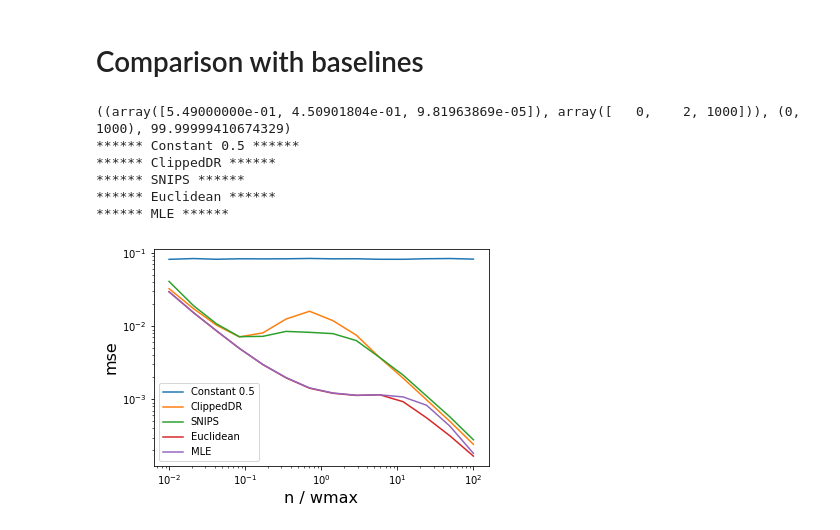
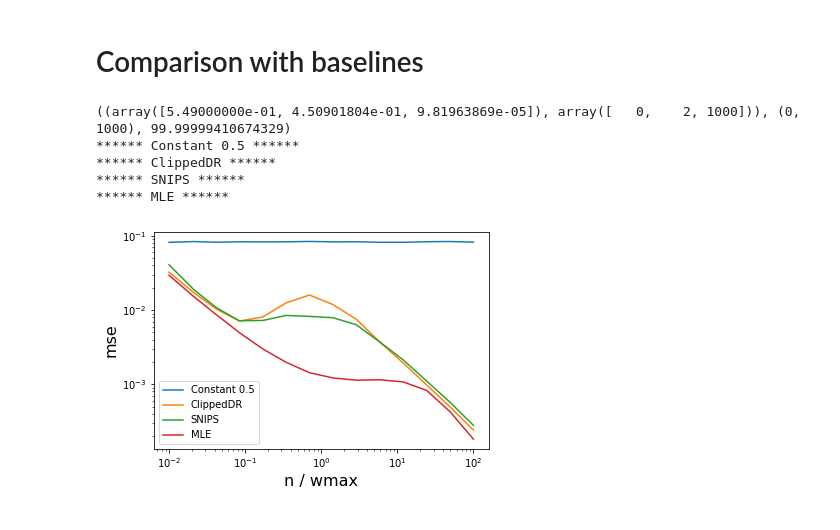
Before and after one commit to pmineiro/elfcb, a Jupyter notebook: estimate.ipynb, the cells around one changed output. Saved outputs shown, nothing was run; the diff lists cells and outputs as text; code cells hidden in the pictures.

Commit message:
move euclidean stuff to seperate notebooks

```diff
--- a/estimate.ipynb
+++ b/estimate.ipynb
@@ -318,13 +247,13 @@ megatestestimate()
 # %% [markdown]
 # Comparison with baselines
 # %%
-def produceresults(env, method, minexp=1, maxexp=5, numpts=20, ndataperpt=10000):
+def produceresults(env, method, maxexp=5, numpts=20, ndataperpt=10000):
     from math import ceil
     import numpy as np
 
     wmin, wmax = env.range()
 
-    for ndata in map(ceil, np.logspace(minexp, maxexp, numpts)):
+    for ndata in map(ceil, np.logspace(1, maxexp, numpts)):
         estimates=[]
         for i in range(1, ndataperpt+1):
             (truevalue, data) = env.sample(ndata)
@@ -415,32 +344,6 @@ class SNIPS:
     def estimate(data, **kwargs):
         effn = sum(c*w for c, w, _ in data)
         return 0.5 if effn == 0 else sum(c*w*r for c, w, r in data) / effn
-
-class Euclidean:
-    @staticmethod
-    def estimate(data, wmin, wmax, **kwargs):
-        n = sum(c for c, _, _ in data)
-        barw = sum(c*w for c, w, _ in data) / n
-        barwsq = sum(c*w*w for c, w, _ in data) / n
-        barwr = sum(c*w*r for c, w, r in data) / n
-        barwsqr = sum(c*w*w*r for c, w, r in data) / n
-        barwsq = sum(c*w*w for c, w, r in data) / n
-
-        data = None # sufficient statistics only (!)
-
-        wextreme = wmin if barw > 1 else wmax
-        denom = barwsq - 2 * wextreme * barw + wextreme * wextreme
-        factor = (barw - 1) / denom
-
-        betastarovern = (barw - 1) / denom
-        gammastarovern = -betastarovern * wextreme
-        estimate = max(0, min(1, barwr - gammastarovern * barwr - betastarovern * barwsqr))
-        missing = 1 - max(0, min(1, barw - gammastarovern * barw - betastarovern * barwsq))
-
-#         estimate = sum(c*w*r*max(0, 1 - factor*(w - wextreme)) for c, w, r in data) / n
-#         missing = max(0, 1 - sum(c*w*max(0, 1 - factor*(w - wextreme)) for c, w, r in data) / n)
-
-        return estimate + 0.5 * missing
 # %%
 from importlib import reload
 import environments.ControlledRangeVariance
@@ -449,36 +352,33 @@ import MLE.MLE
 reload(environments.ControlledRangeVariance)
 reload(MLE.MLE)
 
 def getenv():
     wsupport = [ 0, 2, 1000 ]
     env = environments.ControlledRangeVariance.ControlledRangeVariance(seed=45, wsupport=wsupport, expwsq=100)
     return env, env.getpw(), env.range(), env.expectedwsq()
 
 print(getenv()[1:])
 wmax = getenv()[2][1]
 
 FlassPlot.forpaper()
-for (name, method) in [
-                        ('Constant 0.5', lambda **kwargs: 0.5),
+for (name, method) in [ ('Constant 0.5', lambda **kwargs: 0.5),
                         ('ClippedDR', ClippedDR.estimate),
                         ('SNIPS', SNIPS.estimate),
-                        ('Euclidean', Euclidean.estimate),
                         ('MLE', lambda data, **kwargs: MLE.MLE.estimate(datagen=lambda: data, **kwargs)[0]),
                       ]:
     print('****** {} ******'.format(name))
     res = []
-    for zzz in produceresults(getenv()[0], method, numpts=14, ndataperpt=10000):
+    for zzz in produceresults(getenv()[0], method, numpts=14):
         res.append(zzz)
         #print('{}'.format(zzz), flush=True)
     FlassPlot.pic([ x[0] / wmax for x in res], [ x[1]['mse'] for x in res], label=name)
 FlassPlot.axeslabel('n / wmax', 'mse')
 # FlassPlot.title('synthetic epsilon-greedy: estimation error')
 #FlassPlot.savefig('epsilongreedy.mse.pdf')
 # %% [output]
 ((array([5.49000000e-01, 4.50901804e-01, 9.81963869e-05]), array([   0,    2, 1000])), (0, 1000), 99.99999410674329)
 ****** Constant 0.5 ******
 ****** ClippedDR ******
 ****** SNIPS ******
-****** Euclidean ******
 ****** MLE ******
-[figure, old version]
+[figure, new version]
```
Also changed, not shown: parts of 3 cells of this notebook, 1 other file.
